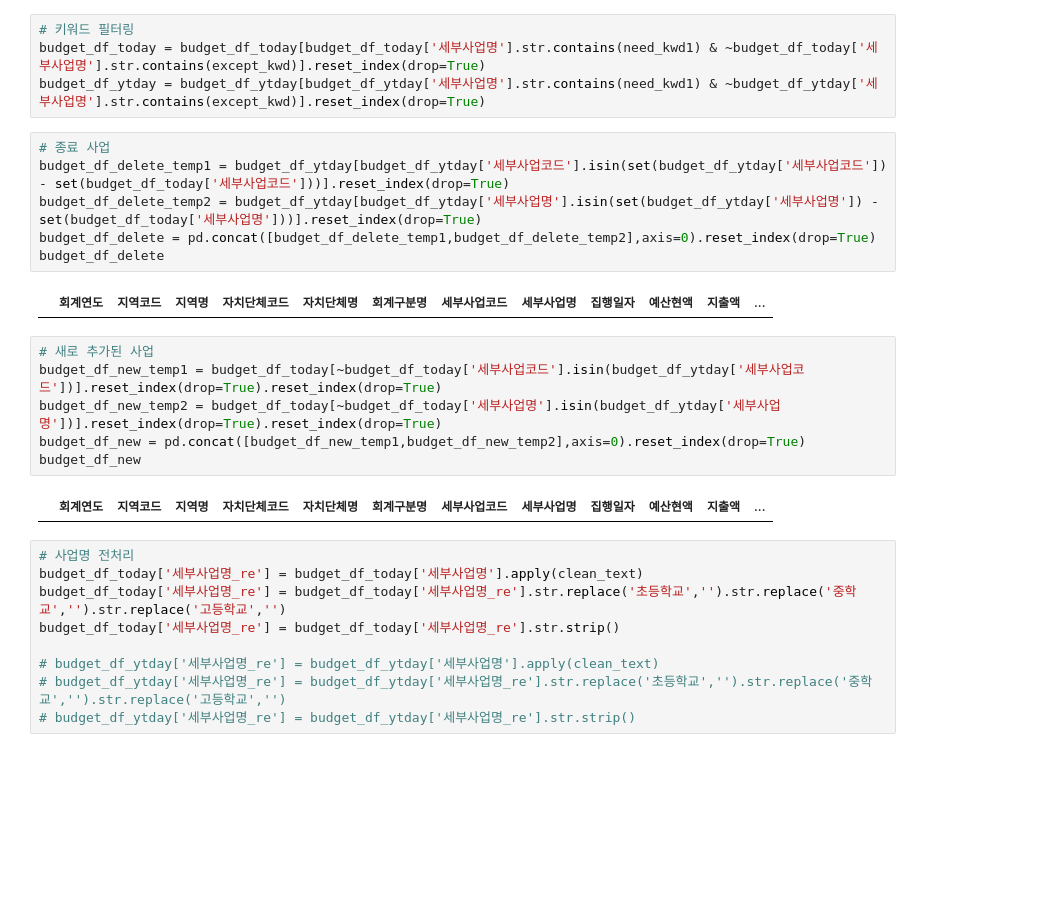
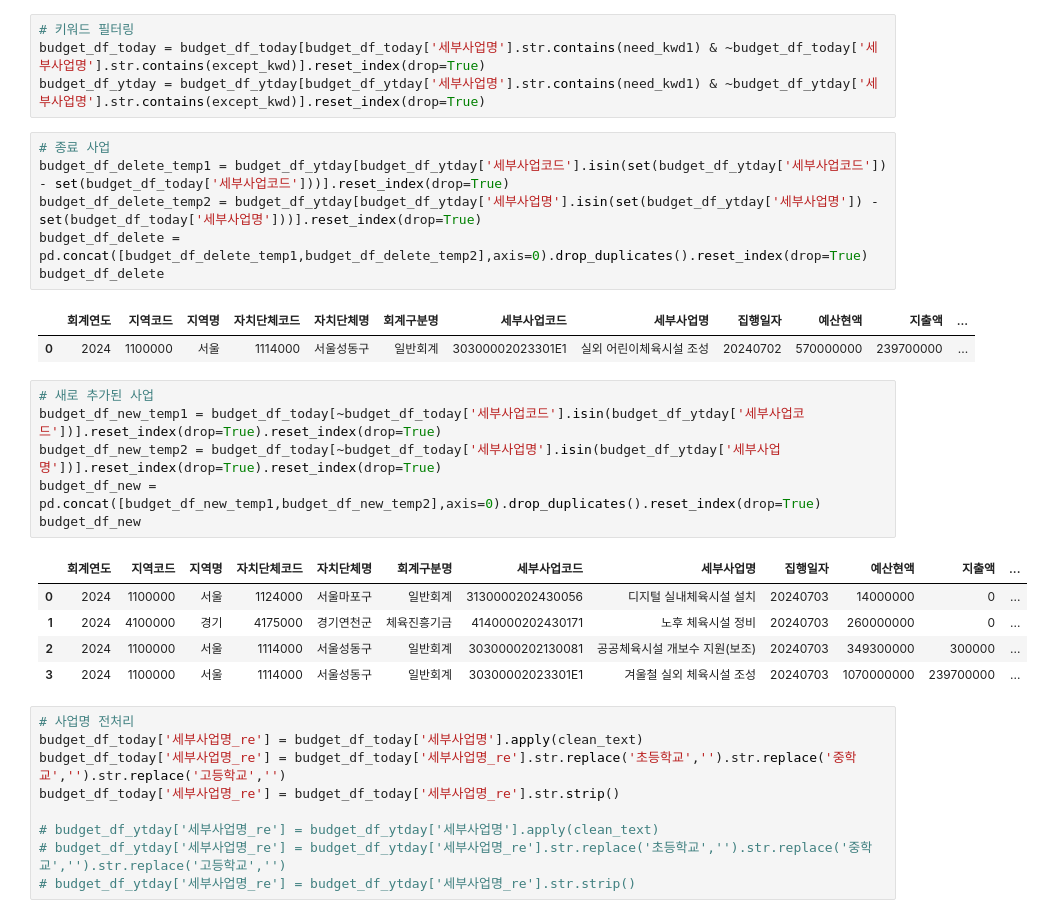
Before and after one commit to kkwann/mido_project, a Jupyter notebook: Data_preprocessing.ipynb, the cells around one changed output. Cells and saved outputs as stored; diff of their text form; blank space fills up the shorter version.

```diff
--- a/Data_preprocessing.ipynb
+++ b/Data_preprocessing.ipynb
@@ -179,18 +171,23 @@ budget_df_ytday = budget_df_ytday[budget_df_ytday['세부사업명'].str.contain
 # 종료 사업
 budget_df_delete_temp1 = budget_df_ytday[budget_df_ytday['세부사업코드'].isin(set(budget_df_ytday['세부사업코드']) - set(budget_df_today['세부사업코드']))].reset_index(drop=True)
 budget_df_delete_temp2 = budget_df_ytday[budget_df_ytday['세부사업명'].isin(set(budget_df_ytday['세부사업명']) - set(budget_df_today['세부사업명']))].reset_index(drop=True)
-budget_df_delete = pd.concat([budget_df_delete_temp1,budget_df_delete_temp2],axis=0).reset_index(drop=True)
+budget_df_delete = pd.concat([budget_df_delete_temp1,budget_df_delete_temp2],axis=0).drop_duplicates().reset_index(drop=True)
 budget_df_delete
 # %% [output]
 |  | 회계연도 | 지역코드 | 지역명 | 자치단체코드 | 자치단체명 | 회계구분명 | 세부사업코드 | 세부사업명 | 집행일자 | 예산현액 | 지출액 | ... |
+| 0 | 2024 | 1100000 | 서울 | 1114000 | 서울성동구 | 일반회계 | 30300002023301E1 | 실외 어린이체육시설 조성 | 20240702 | 570000000 | 239700000 | ... |
 # %%
 # 새로 추가된 사업
 budget_df_new_temp1 = budget_df_today[~budget_df_today['세부사업코드'].isin(budget_df_ytday['세부사업코드'])].reset_index(drop=True).reset_index(drop=True)
 budget_df_new_temp2 = budget_df_today[~budget_df_today['세부사업명'].isin(budget_df_ytday['세부사업명'])].reset_index(drop=True).reset_index(drop=True)
-budget_df_new = pd.concat([budget_df_new_temp1,budget_df_new_temp2],axis=0).reset_index(drop=True)
+budget_df_new = pd.concat([budget_df_new_temp1,budget_df_new_temp2],axis=0).drop_duplicates().reset_index(drop=True)
 budget_df_new
 # %% [output]
 |  | 회계연도 | 지역코드 | 지역명 | 자치단체코드 | 자치단체명 | 회계구분명 | 세부사업코드 | 세부사업명 | 집행일자 | 예산현액 | 지출액 | ... |
+| 0 | 2024 | 1100000 | 서울 | 1124000 | 서울마포구 | 일반회계 | 3130000202430056 | 디지털 실내체육시설 설치 | 20240703 | 14000000 | 0 | ... |
+| 1 | 2024 | 4100000 | 경기 | 4175000 | 경기연천군 | 체육진흥기금 | 4140000202430171 | 노후 체육시설 정비 | 20240703 | 260000000 | 0 | ... |
+| 2 | 2024 | 1100000 | 서울 | 1114000 | 서울성동구 | 일반회계 | 3030000202130081 | 공공체육시설 개보수 지원(보조) | 20240703 | 349300000 | 300000 | ... |
+| 3 | 2024 | 1100000 | 서울 | 1114000 | 서울성동구 | 일반회계 | 30300002023301E1 | 겨울철 실외 체육시설 조성 | 20240703 | 1070000000 | 239700000 | ... |
 # %%
 # 사업명 전처리
 budget_df_today['세부사업명_re'] = budget_df_today['세부사업명'].apply(clean_text)
```
Also changed, not shown: parts of 9 cells of this notebook, 3 other files.
